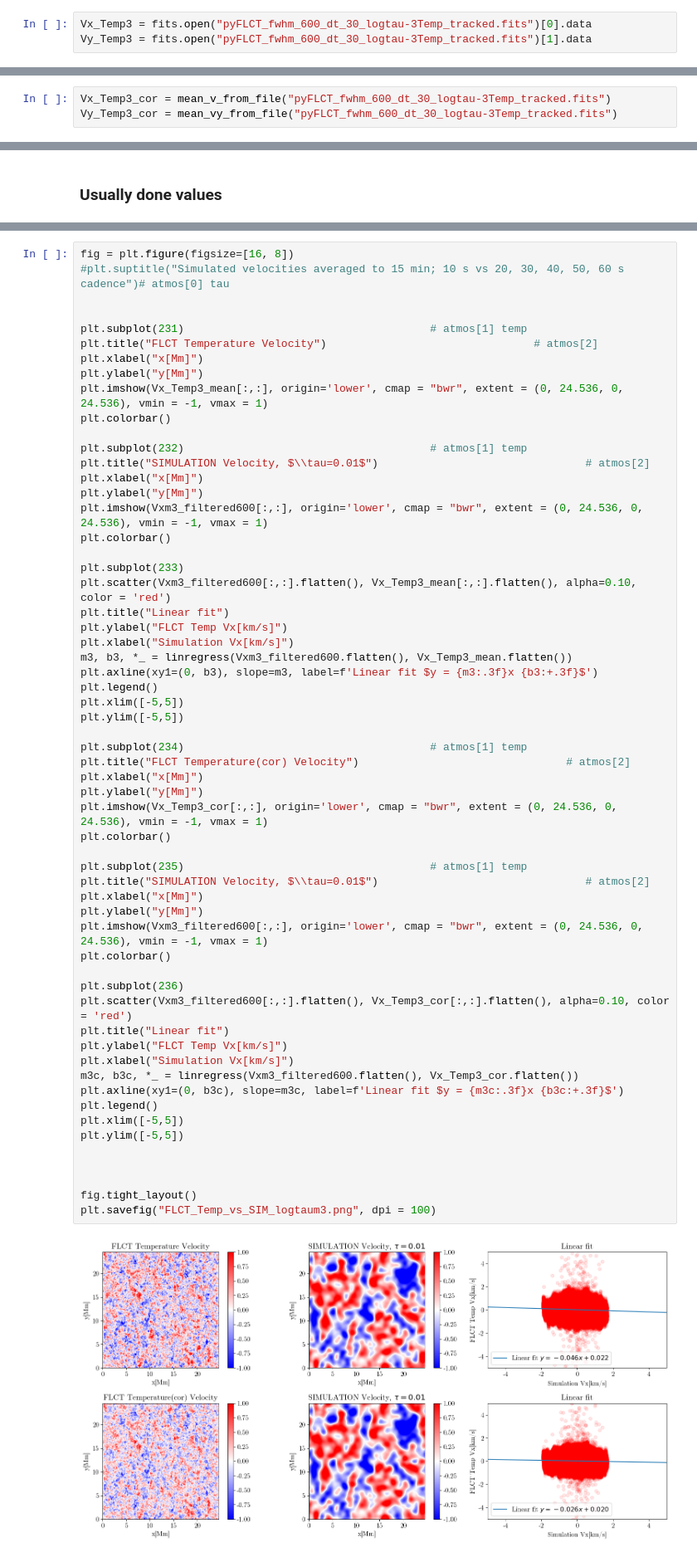
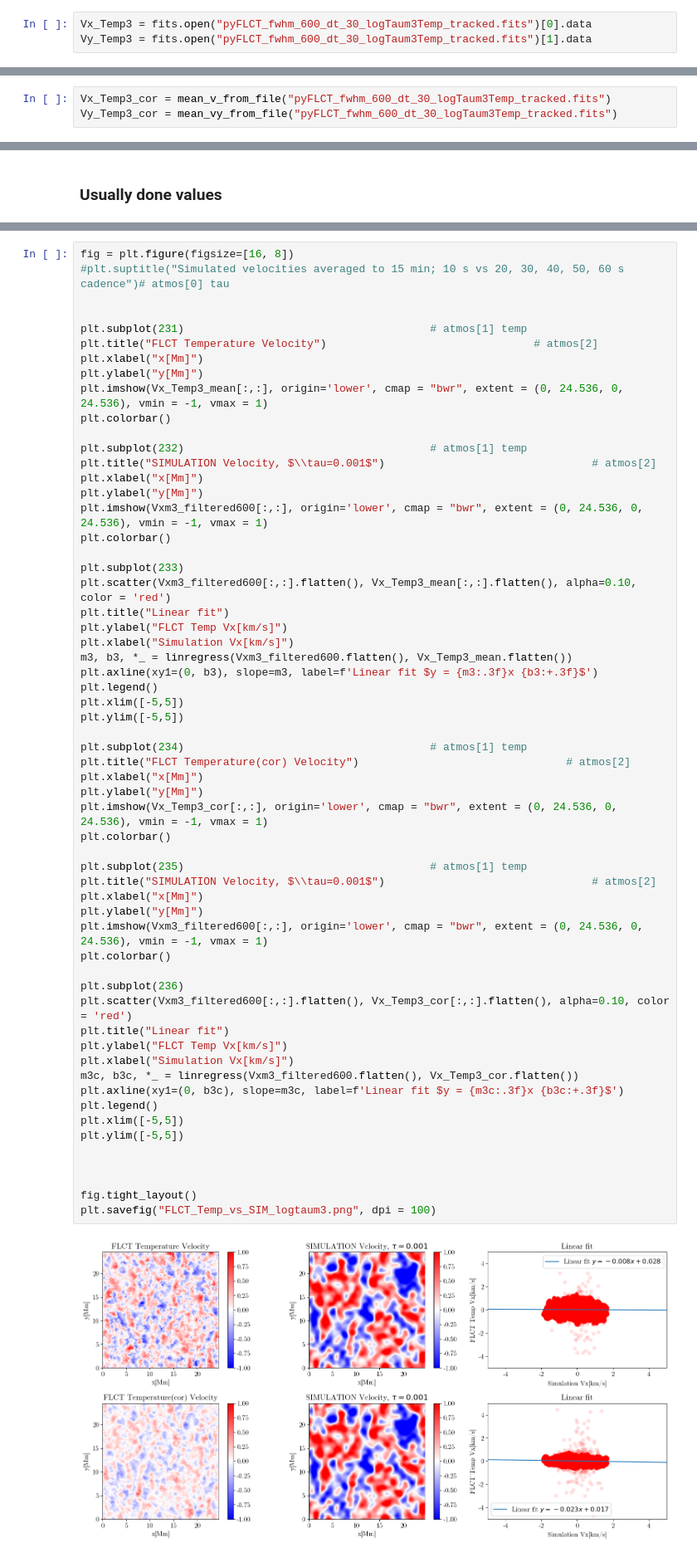
Before and after one commit to TheodoreKostic/Tracking_features, a Jupyter notebook: FirstPaper/Temp_and_Bz_vs_SIM.ipynb, the cells around one changed output, grey strips where cells are left out. Shown at 83% size. Drawn from its saved outputs; the diff is of its cells as text.

```diff
--- a/FirstPaper/Temp_and_Bz_vs_SIM.ipynb
+++ b/FirstPaper/Temp_and_Bz_vs_SIM.ipynb
@@ -538,14 +538,14 @@ plt.savefig("FLCT_Temp_vs_SIM_logtaum2.png", dpi = 100)
 # %% [markdown]
 <h3>$\log\tau=-3$</h3>
 # %%
-Vx_Temp3 = fits.open("pyFLCT_fwhm_600_dt_30_logtau-3Temp_tracked.fits")[0].data
-Vy_Temp3 = fits.open("pyFLCT_fwhm_600_dt_30_logtau-3Temp_tracked.fits")[1].data
+Vx_Temp3 = fits.open("pyFLCT_fwhm_600_dt_30_logTaum3Temp_tracked.fits")[0].data
+Vy_Temp3 = fits.open("pyFLCT_fwhm_600_dt_30_logTaum3Temp_tracked.fits")[1].data
 # %%
 Vx_Temp3_mean = temporal_avg(Vx_Temp3, 0, 90)
 Vy_Temp3_mean = temporal_avg(Vy_Temp3, 0, 90)
 # %%
-Vx_Temp3_cor = mean_v_from_file("pyFLCT_fwhm_600_dt_30_logtau-3Temp_tracked.fits")
-Vy_Temp3_cor = mean_vy_from_file("pyFLCT_fwhm_600_dt_30_logtau-3Temp_tracked.fits")
+Vx_Temp3_cor = mean_v_from_file("pyFLCT_fwhm_600_dt_30_logTaum3Temp_tracked.fits")
+Vy_Temp3_cor = mean_vy_from_file("pyFLCT_fwhm_600_dt_30_logTaum3Temp_tracked.fits")
 # %%
 Rxm3_regT = pearsonr((Vxm3[0]/1E5).flatten(), Vx_Temp3[0].flatten())
 print(Rxm3_regT)
@@ -601,7 +601,7 @@ plt.imshow(Vx_Temp3_mean[:,:], origin='lower', cmap = "bwr", extent = (0, 24.536
 plt.colorbar()
 
 plt.subplot(232)                                      # atmos[1] temp
-plt.title("SIMULATION Velocity, $\\tau=0.01$")                                # atmos[2]
+plt.title("SIMULATION Velocity, $\\tau=0.001$")                                # atmos[2]
 plt.xlabel("x[Mm]")
 plt.ylabel("y[Mm]")
 plt.imshow(Vxm3_filtered600[:,:], origin='lower', cmap = "bwr", extent = (0, 24.536, 0, 24.536), vmin = -1, vmax = 1)
@@ -620,32 +620,32 @@ plt.ylim([-5,5])
 
 plt.subplot(234)                                      # atmos[1] temp
 plt.title("FLCT Temperature(cor) Velocity")                                # atmos[2]
 plt.xlabel("x[Mm]")
 plt.ylabel("y[Mm]")
 plt.imshow(Vx_Temp3_cor[:,:], origin='lower', cmap = "bwr", extent = (0, 24.536, 0, 24.536), vmin = -1, vmax = 1)
 plt.colorbar()
 
 plt.subplot(235)                                      # atmos[1] temp
-plt.title("SIMULATION Velocity, $\\tau=0.01$")                                # atmos[2]
+plt.title("SIMULATION Velocity, $\\tau=0.001$")                                # atmos[2]
 plt.xlabel("x[Mm]")
 plt.ylabel("y[Mm]")
 plt.imshow(Vxm3_filtered600[:,:], origin='lower', cmap = "bwr", extent = (0, 24.536, 0, 24.536), vmin = -1, vmax = 1)
 plt.colorbar()
 
 plt.subplot(236)
 plt.scatter(Vxm3_filtered600[:,:].flatten(), Vx_Temp3_cor[:,:].flatten(), alpha=0.10, color = 'red')
 plt.title("Linear fit")
 plt.ylabel("FLCT Temp Vx[km/s]")
 plt.xlabel("Simulation Vx[km/s]")
 m3c, b3c, *_ = linregress(Vxm3_filtered600.flatten(), Vx_Temp3_cor.flatten())
 plt.axline(xy1=(0, b3c), slope=m3c, label=f'Linear fit $y = {m3c:.3f}x {b3c:+.3f}$')
 plt.legend()
 plt.xlim([-5,5])
 plt.ylim([-5,5])
 
 
 
 fig.tight_layout()
 plt.savefig("FLCT_Temp_vs_SIM_logtaum3.png", dpi = 100)
 # %% [output]
-[figure, old version]
+[figure, new version]
```
Also changed, not shown: parts of 7 cells of this notebook.
